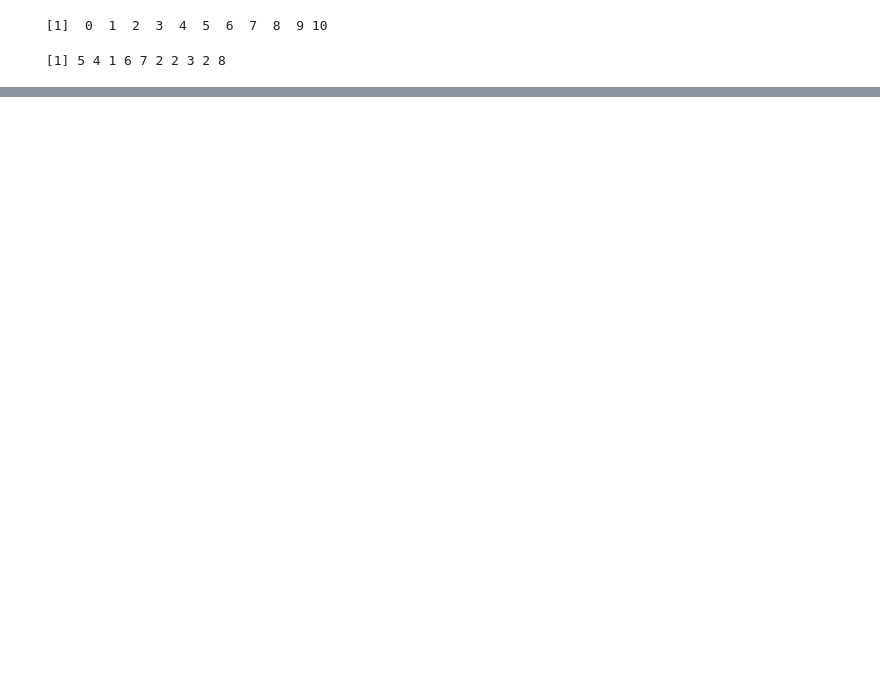
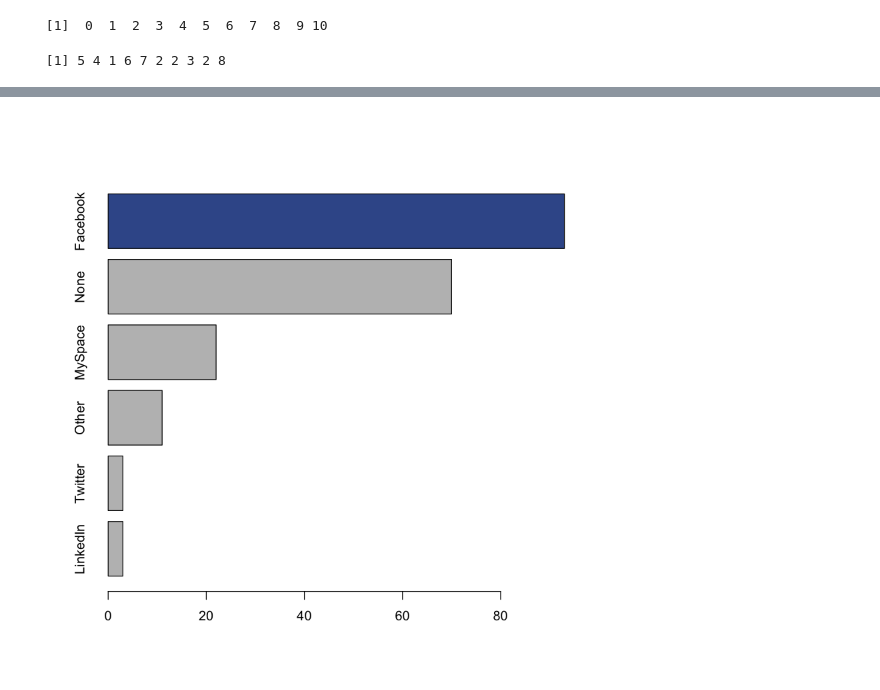
Before and after one commit to Yousuf28/Learning_R_lynda, a Jupyter notebook: code/Learning_R_lynda.ipynb, the cells around one changed output, grey strips where cells are left out. Saved outputs shown, nothing was run; the diff lists cells and outputs as text; code cells hidden in the pictures; blank space fills up the shorter version.

```diff
--- a/code/Learning_R_lynda.ipynb
+++ b/code/Learning_R_lynda.ipynb
@@ -13,0 +57,6 @@ y  # Prints y to console
+# %%
+fbba  <- c(rep('gray',5), rgb(59,89,152, maxColorValue = 255))
+# %%
+barplot(site.freq[order(site.freq)], horiz = T, col = fbba)
+# %% [output]
+[figure, added]
```
Also changed, not shown: parts of 62 cells of this notebook.
